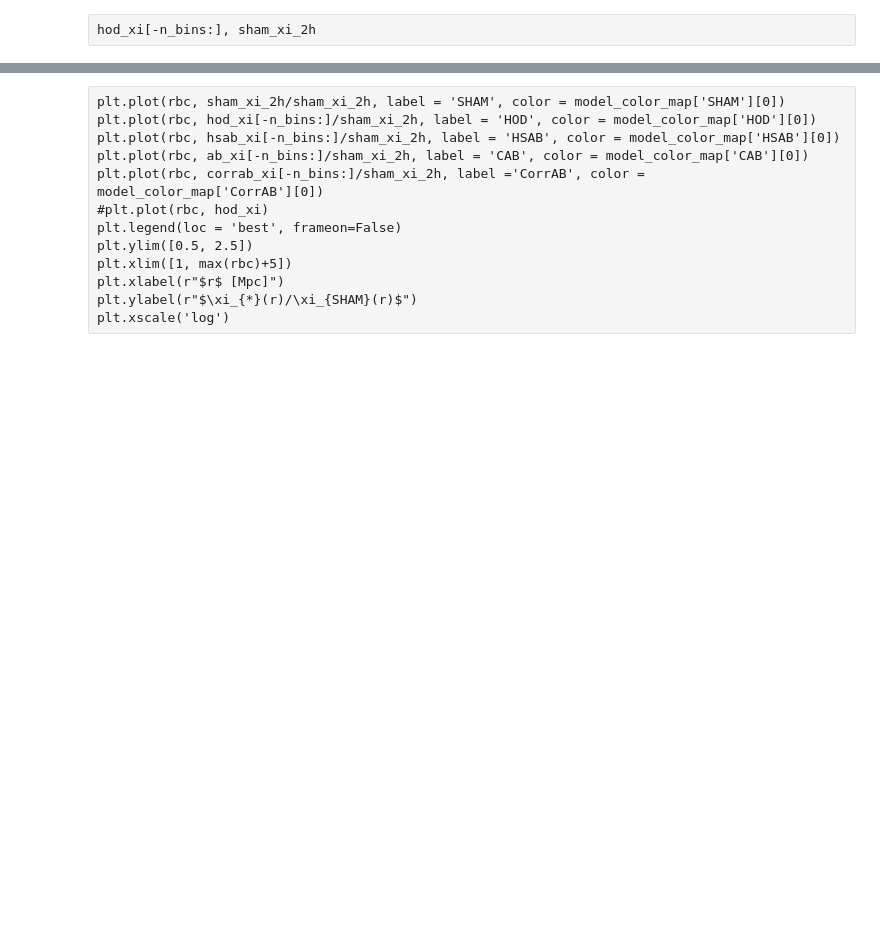
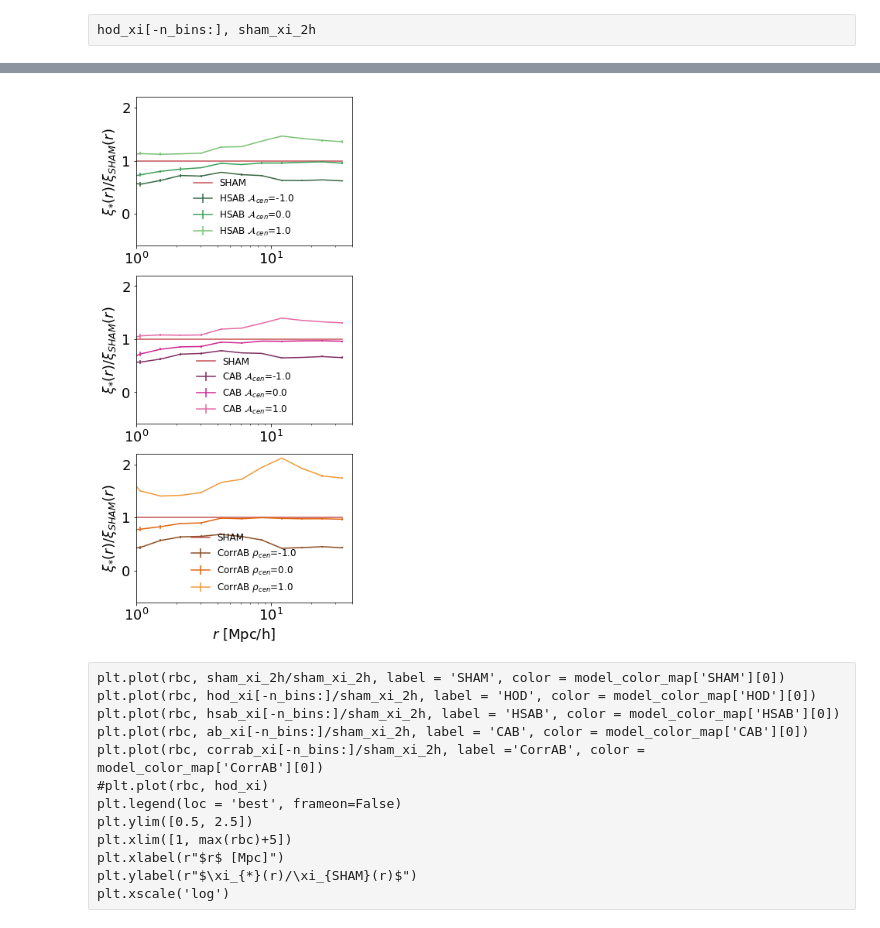
Before and after one commit to mclaughlin6464/pearce, a Jupyter notebook: notebooks/AB_tests/AB Model plots for Aemulus V.ipynb, the cells around one changed output, grey strips where cells are left out. Cells and saved outputs as stored; diff of their text form; code cells hidden in the pictures; blank space fills up the shorter version.

```diff
--- a/notebooks/AB_tests/AB Model plots for Aemulus V.ipynb
+++ b/notebooks/AB_tests/AB Model plots for Aemulus V.ipynb
@@ -455,3 +495,30 @@ plt.xscale('log')
+# %%
+fig, axes = plt.subplots(3,1, figsize = (5,12) )
+for ax, model, arr in zip(axes, ['HSAB', 'CAB', 'CorrAB'],\
+                          [hsab_xis, ab_xis, corrab_xis]):
+    cmap = sns.color_palette(model_color_map[model][1], N)
+    if model == 'CorrAB':
+        pname = '\\rho'
+    else:
+        pname = '\\mathcal{A}'
+    ax.plot(rbc, sham_xi_2h/sham_xi_2h, label = 'SHAM', color = model_color_map['SHAM'][0])
+    #plt.plot(rbc, hod_xi[-n_bins:]/sham_xi_2h, label = 'HOD', color = model_color_map['HOD'][0])
+    for i, (abv,c) in enumerate(zip(ab_vals,cmap)):
+        ax.errorbar(rbc, arr[i,0][-n_bins:]/sham_xi_2h,\
+                     yerr = arr[i,1][-n_bins:]/sham_xi_2h, label = '%s $%s_{cen}$=%0.1f'%(model,pname, abv), color = c)
+        #plt.plot(rbc, ab_xis[i][-n_bins:]/sham_xi_2h, label = 'CAB %0.1f'%abv, color = model_color_map['CAB'][0])
+        #plt.plot(rbc, corrab_xis[i][-n_bins:]/sham_xi_2h, label ='CorrAB %0.1f'%abv, color = model_color_map['CorrAB'][0])
+
+    ax.legend(loc = 'best',  frameon=False, fontsize=12)
+    ax.set_ylim([-0.6, 2.2])
+    ax.set_xlim([1, 40])
+    ax.set_ylabel(r"$\xi_{*}(r)/\xi_{SHAM}(r)$")
+    ax.set_xscale('log')
+axes[2].set_xlabel(r"$r$ [Mpc/h]")
+
+plt.show()
+# %% [output]
+[figure, added]
 # %% [raw]
 plt.plot(rbc, sham_xi_2h/sham_xi_2h, label = 'SHAM', color = model_color_map['SHAM'][0])
 plt.plot(rbc, hod_xi[-n_bins:]/sham_xi_2h, label = 'HOD', color = model_color_map['HOD'][0])
```
Also changed, not shown: parts of 46 cells of this notebook, 3 other files.
